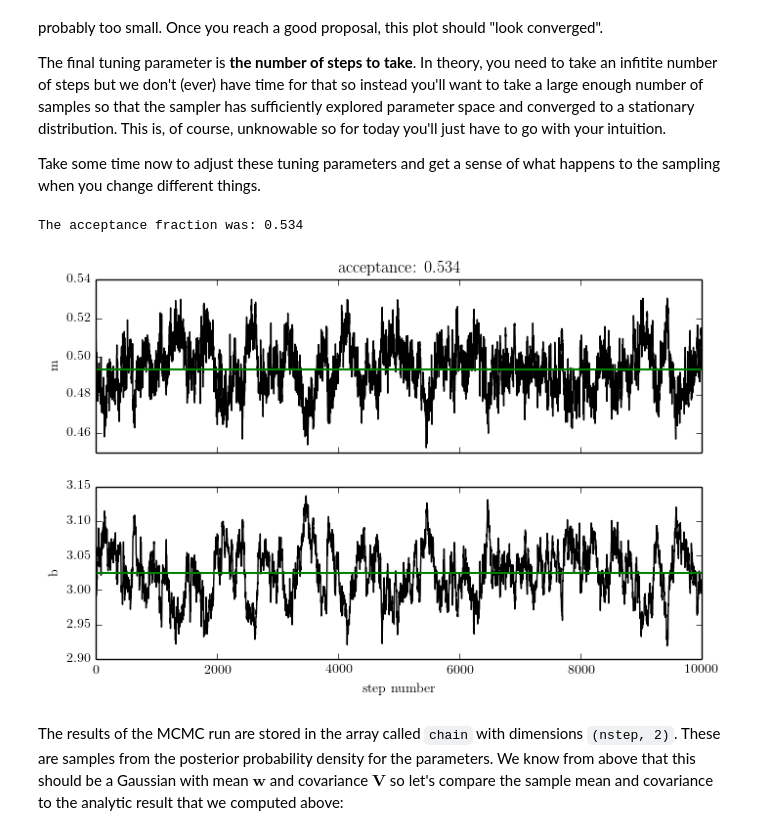
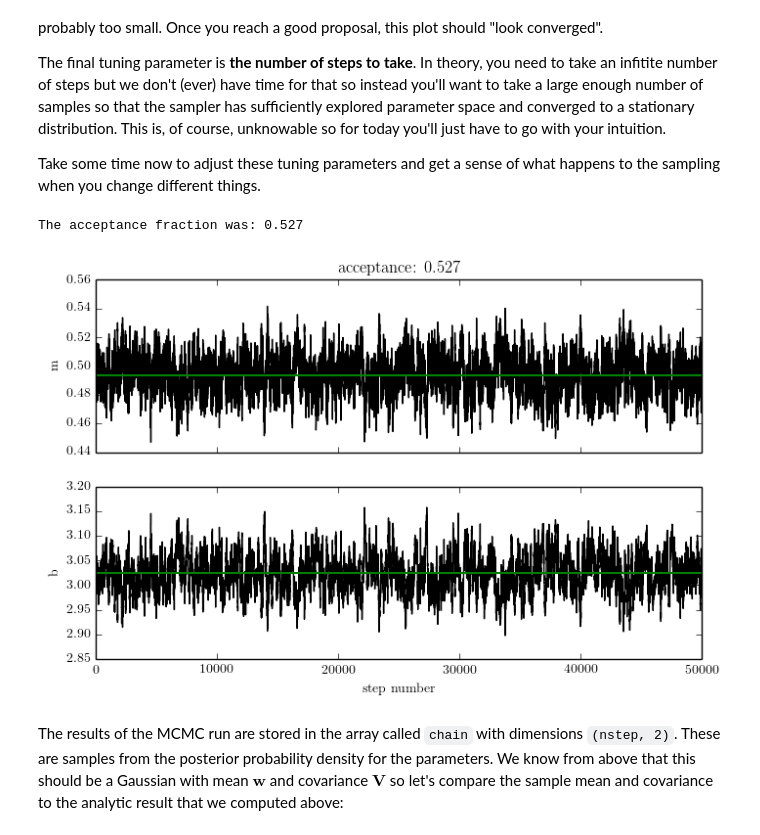
Before and after one commit to LocalGroupAstrostatistics2015/MCMC, a Jupyter notebook: MCMC tutorial (solutions).ipynb, the cells around one changed output. Cells and saved outputs as stored; diff of their text form; code cells hidden in the pictures.

Commit message:
results plots

```diff
--- a/MCMC tutorial (solutions).ipynb
+++ b/MCMC tutorial (solutions).ipynb
@@ -86,7 +86,7 @@ V = np.linalg.inv(ATA)
 We'll save these results for later to compare them to the result computed using MCMC but for now, it's nice to take a look and see what this prediction looks like. To do this, we'll sample 24 slopes and intercepts from this 2d Gaussian and overplot them on the data.
 # %%
 plt.errorbar(x, y, yerr=yerr, fmt=".k", capsize=0)
-for m, b in np.random.multivariate_normal(w, V, size=24):
+for m, b in np.random.multivariate_normal(w, V, size=50):
     plt.plot(x, m*x + b, "g", alpha=0.1)
 plt.xlim(0, 5);
 # %% [output]
@@ -221,35 +221,35 @@ Take some time now to adjust these tuning parameters and get a sense of what hap
 # %%
 # Edit this line to specify the proposal covariance:
 step = np.diag([1e-4, 1e-4])
 
 # Edit this line to choose the number of steps you want to take:
-nstep = 10000
+nstep = 50000
 
 # You shouldn't need to change any of the lines below here.
 p0 = np.array([m_initial, b_initial])
 lp0 = lnpost_linear(p0)
 chain = np.empty((nstep, len(p0)))
 for i in range(len(chain)):
     p0, lp0 = metropolis_step(lnpost_linear, p0, lp0, step)
     chain[i] = p0
 
 # Compute the acceptance fraction.
 acc = float(np.any(np.diff(chain, axis=0), axis=1).sum()) / (len(chain)-1)
 print("The acceptance fraction was: {0:.3f}".format(acc))
 
 # Plot the traces.
 fig, axes = plt.subplots(2, 1, figsize=(8, 5), sharex=True)
 axes[0].plot(chain[:, 0], "k")
 axes[0].axhline(w[0], color="g", lw=1.5)
 axes[0].set_ylabel("m")
 axes[1].plot(chain[:, 1], "k")
 axes[1].axhline(w[1], color="g", lw=1.5)
 axes[1].set_ylabel("b")
 axes[1].set_xlabel("step number")
 axes[0].set_title("acceptance: {0:.3f}".format(acc));
 # %% [output]
-The acceptance fraction was: 0.534
+The acceptance fraction was: 0.527
-[figure, old version]
+[figure, new version]
 # %% [markdown]
 The results of the MCMC run are stored in the array called `chain` with dimensions `(nstep, 2)`. These are samples from the posterior probability density for the parameters. We know from above that this should be a Gaussian with mean $\mathbf{w}$ and covariance $\mathbf{V}$ so let's compare the sample mean and covariance to the analytic result that we computed above:
 # %%
```
Also changed, not shown: parts of 5 cells of this notebook, 1 other file.
